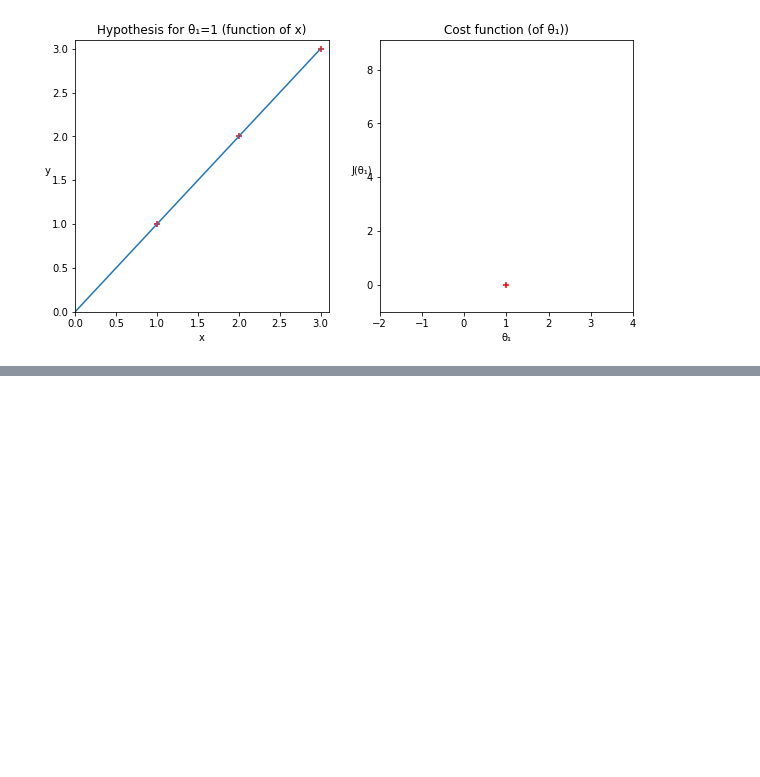
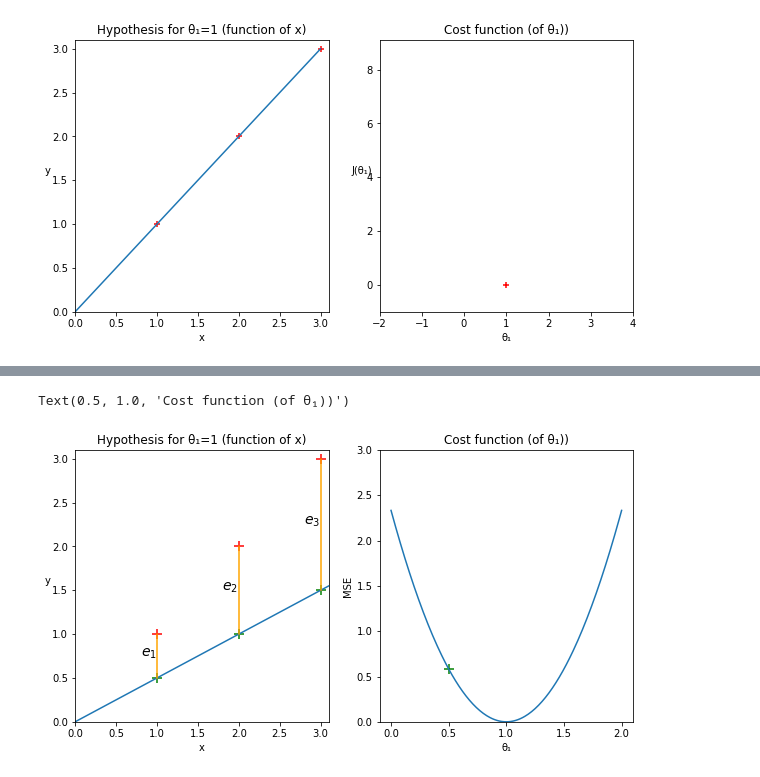
Before and after one commit to Dexter192/Coursera-AndrewNg-MachineLearning, a Jupyter notebook: Week1.ipynb, the cells around one changed output, grey strips where cells are left out. Saved outputs shown, nothing was run; the diff lists cells and outputs as text; code cells hidden in the pictures; blank space fills up the shorter version.

```diff
--- a/Week1.ipynb
+++ b/Week1.ipynb
@@ -200,0 +209,30 @@ TODO:
+# %%
+x = np.array([1,2,3])
+y = np.array([1,2,3])
+
+y_hat = np.array([0.5,1,1.5])
+
+fig, (h, J) = plt.subplots(1, 2, figsize=(10,5))
+
+h.plot([0,4], [0,2], linestyle='solid')
+for i in range(len(x)):
+    h.plot([x[i],x[i]], [y[i],y_hat[i]], linestyle='solid', color='orange')
+    h.text(x[i]-0.2, (y[i]+y_hat[i])/2, r'$e_{}$'.format(i+1), fontsize=14)
+h.scatter(x, y, color='r', marker='+', s=100)
+h.scatter(x, y_hat, color='g', marker='+', s=100)
+h.set_xlabel('x')
+h.set_xlim(0, 3.1)
+h.set_ylabel('y', rotation=0)
+h.set_ylim(0, 3.1)
+h.set_title("Hypothesis for \u03B8\u2081=1 (function of x)")
+
+J.scatter([0.5], [0.583], color='g', marker='+', s=100)
+J.plot(var.theta, var.cost, linestyle='solid')
+J.set_xlabel('\u03B8\u2081')
+J.set_xlim(-0.1, 2.1)
+J.set_ylabel('MSE')
+J.set_ylim(0, 3)
+J.set_title("Cost function (of \u03B8\u2081))")
+# %% [output]
+Text(0.5, 1.0, 'Cost function (of θ₁))')
+[figure, added]
```
Also changed, not shown: parts of 21 cells of this notebook, 3 other files.
